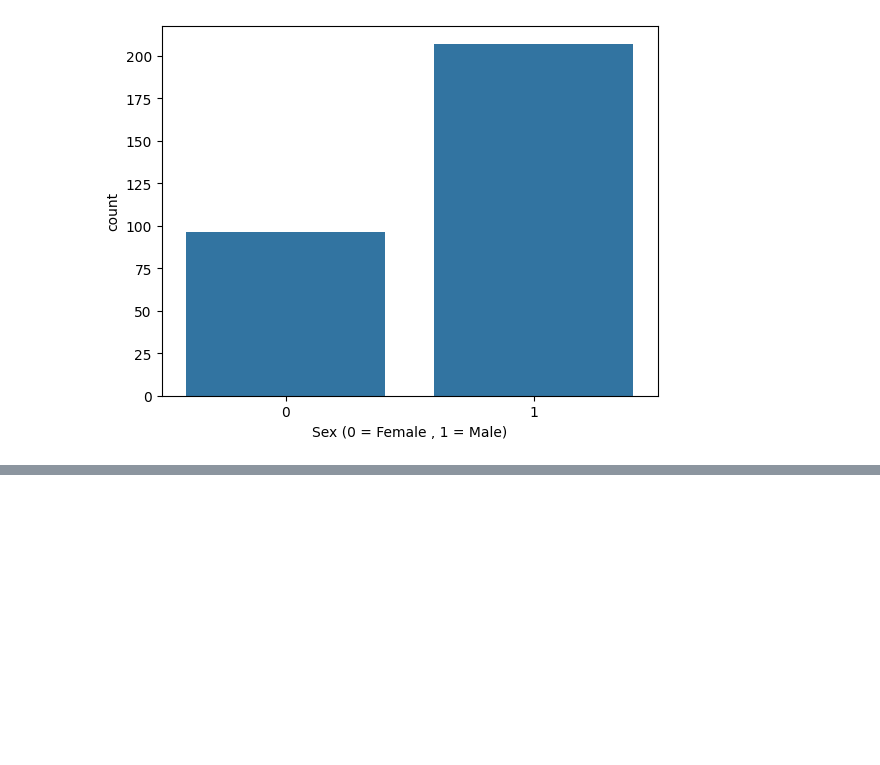
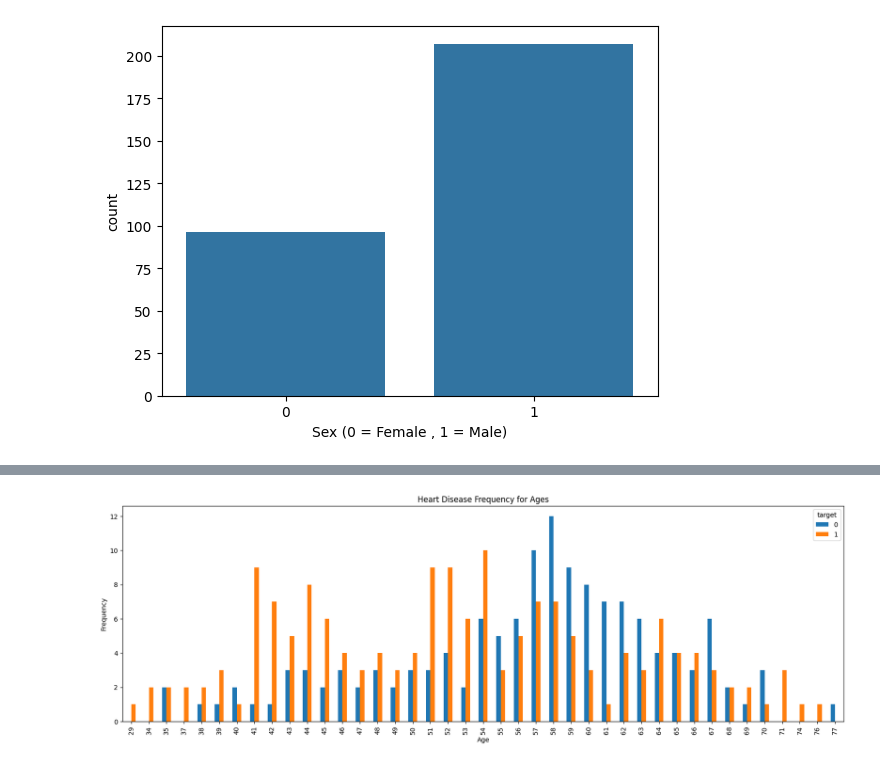
Before and after one commit to TA-ashrafi/Heart-Disease-Classification-Using-Machine-Learning, a Jupyter notebook: project.ipynb, the cells around one changed output, grey strips where cells are left out. Drawn from its saved outputs; the diff is of its cells as text; code cells hidden in the pictures; blank space fills up the shorter version.

Commit message:
Plotting Graphs usig Pandas

```diff
--- a/project.ipynb
+++ b/project.ipynb
@@ -50,0 +62,3 @@ Percentage of Patients Have Heart Disease: 54.46%
+# %%
+age = pd.crosstab(df.age , df.target)
+age.head()
@@ -50,0 +73,9 @@ Percentage of Patients Have Heart Disease: 54.46%
+# %%
+age.plot(kind='bar', figsize=(20,6))
+plt.title('Heart Disease Frequency for Ages')
+plt.xlabel('Age')
+plt.ylabel('Frequency')
+#plt.savefig('heartDiseaseAndAges.png')
+plt.show()
+# %% [output]
+[figure, added]
```
Also changed, not shown: parts of 9 cells of this notebook.
